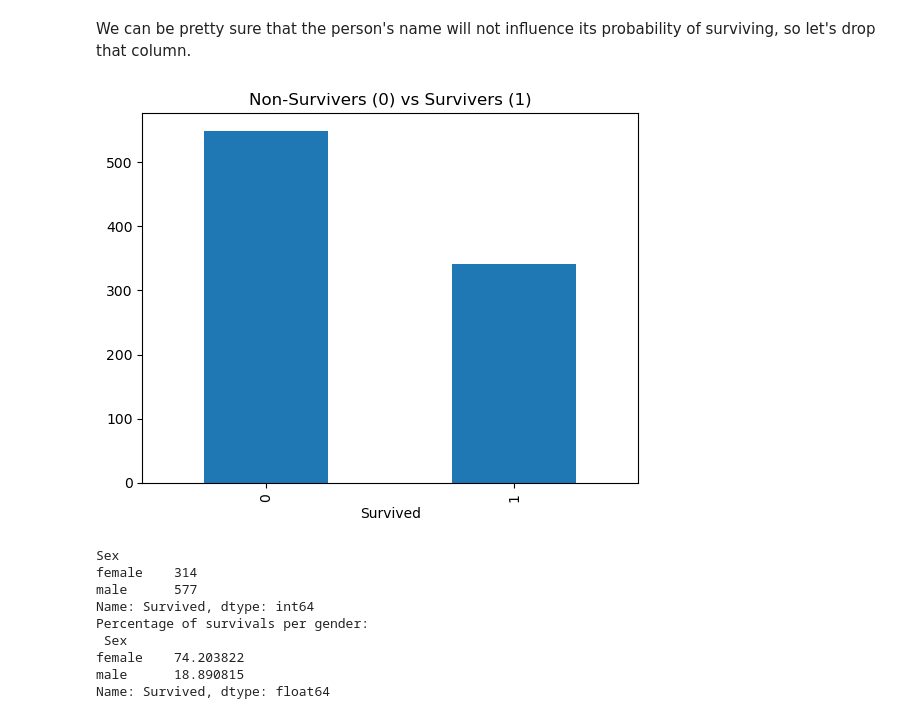
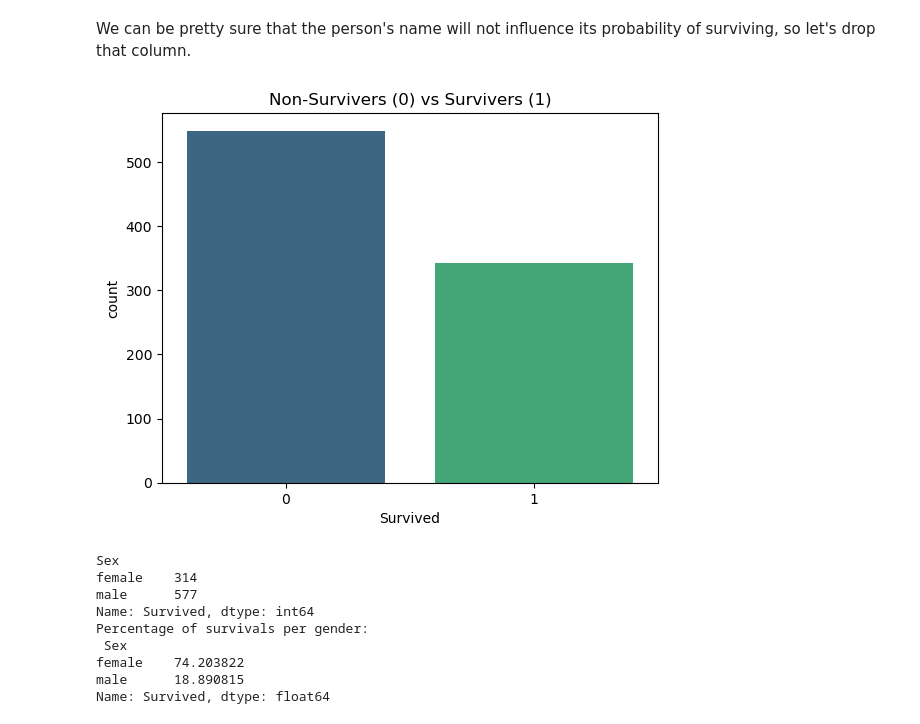
Before and after one commit to maria-barros-dotcom/titanic_prediction, a Jupyter notebook: notebook.ipynb, the cells around one changed output. Drawn from its saved outputs; the diff is of its cells as text; code cells hidden in the pictures.

```diff
--- a/notebook.ipynb
+++ b/notebook.ipynb
@@ -44,13 +31,14 @@ dtype: object
 # %% [markdown]
 We can be pretty sure that the person's name will not influence its probability of surviving, so let's drop that column.
 # %%
-train['Survived'].value_counts().plot(kind='bar')
+
+sns.countplot(x='Survived',hue='Survived', legend=False, data=train, palette='viridis')
 plt.title("Non-Survivers (0) vs Survivers (1)")
 plt.show()
 
 #pretty balanced dataset, that's good
 # %% [output]
-[figure, old version]
+[figure, new version]
 # %%
 n = train.groupby('Sex')['Survived']
 print(n.size())
```
Also changed, not shown: parts of 13 cells of this notebook.
